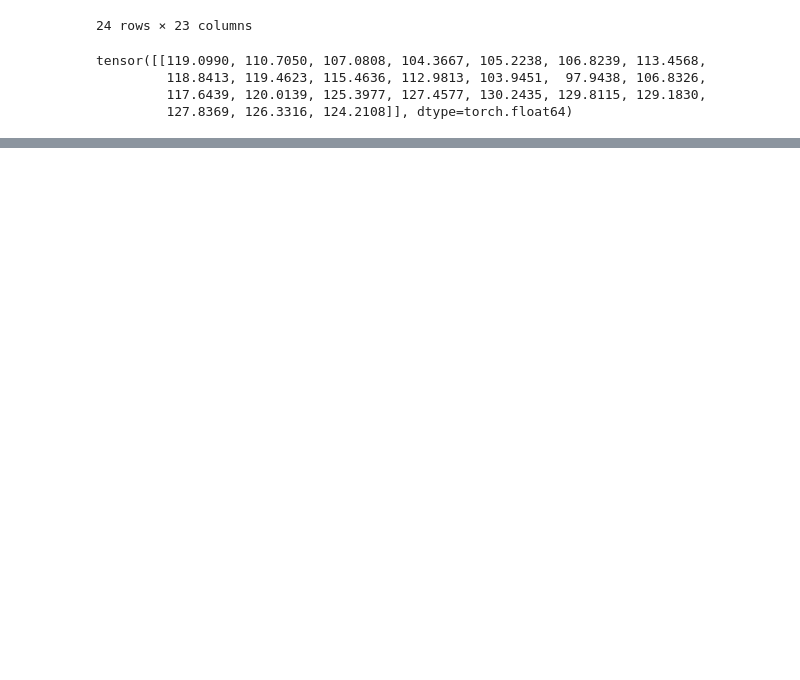
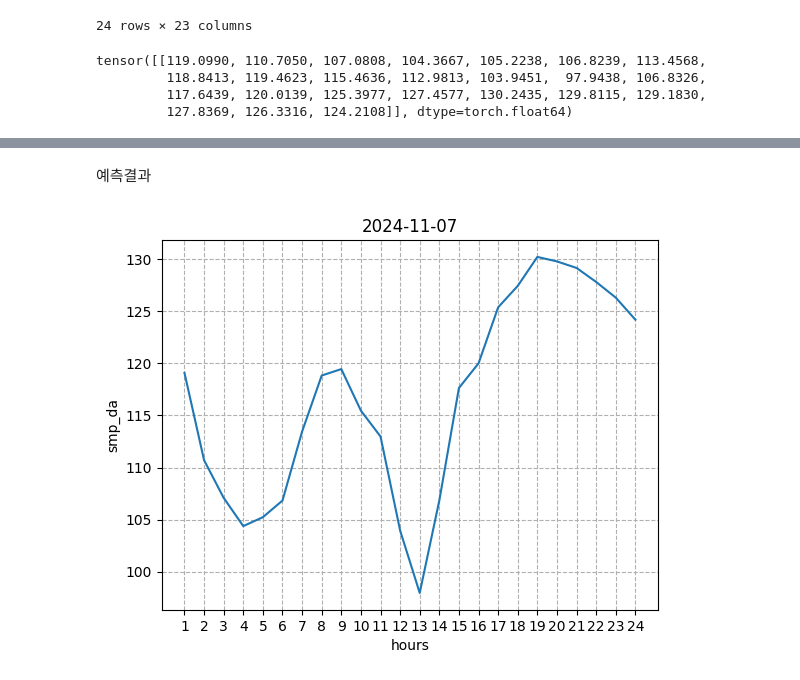
Before and after one commit to bluelemon61/24-OIBC-WolgoksTears, a Jupyter notebook: personal_files/hoon/DL_skeleton_v2.ipynb, the cells around one changed output, grey strips where cells are left out. Cells and saved outputs as stored; diff of their text form; code cells hidden in the pictures; blank space fills up the shorter version.

```diff
--- a/personal_files/hoon/DL_skeleton_v2.ipynb
+++ b/personal_files/hoon/DL_skeleton_v2.ipynb
@@ -387,6 +388,6 @@ torch.save(model.state_dict(), 'model2.pth')
 # %%
-model = LSTMModel(input_size, hidden_size, output_size, num_layers)
-model.load_state_dict(torch.load('model2.pth'))
+model_test = LSTMModel(input_size, hidden_size, output_size, num_layers)
+model_test.load_state_dict(torch.load('model2.pth'))
 # %% [output]
 <All keys matched successfully>
 # %% [markdown]
@@ -434,12 +435,12 @@ predict_dataloader = DataLoader(dataset=predict_set,
                         batch_size=24,
                         shuffle=False)
 # %%
-model.eval()
+model_test.eval()
 
 with torch.no_grad():
   for inputs, _ in predict_dataloader:
     inputs = inputs.to(device)
-    predictions = model(inputs)
+    predictions = model_test(inputs)
 
 print(predictions)
 # %% [output]
@@ -455,0 +476,14 @@ print(flattened_list)
+# %% [markdown]
+예측결과
+# %%
+plt.plot(list(range(1, 25)), flattened_list)
+
+plt.title(target_date['predict_target_date'])
+plt.xlabel('hours')
+plt.ylabel('smp_da')
+plt.xticks(list(range(1,25, 1)))
+plt.grid(True, linestyle='--')
+
+plt.show()
+# %% [output]
+[figure, added]
```
Also changed, not shown: parts of 11 cells of this notebook, 1 other file.
